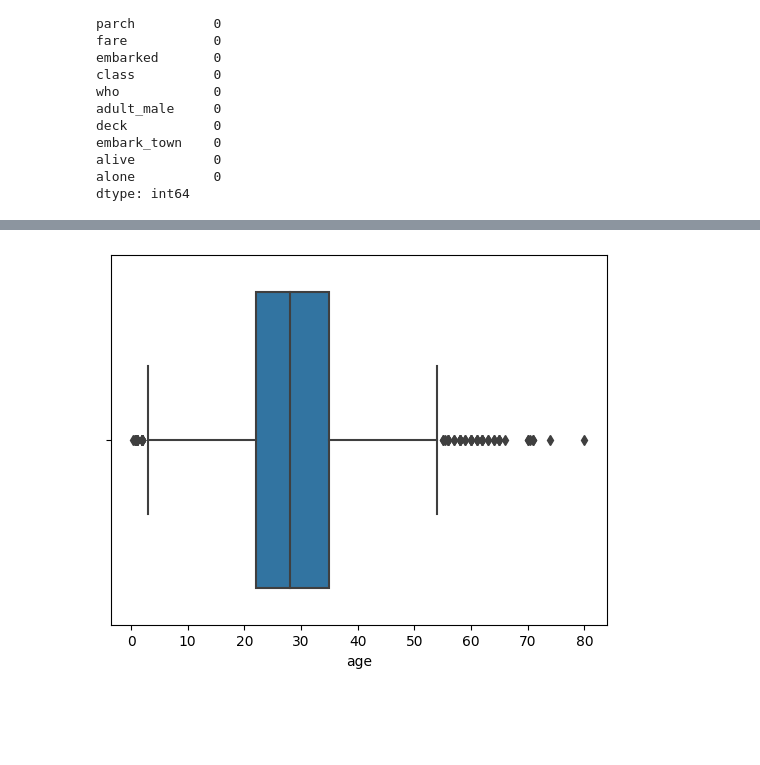
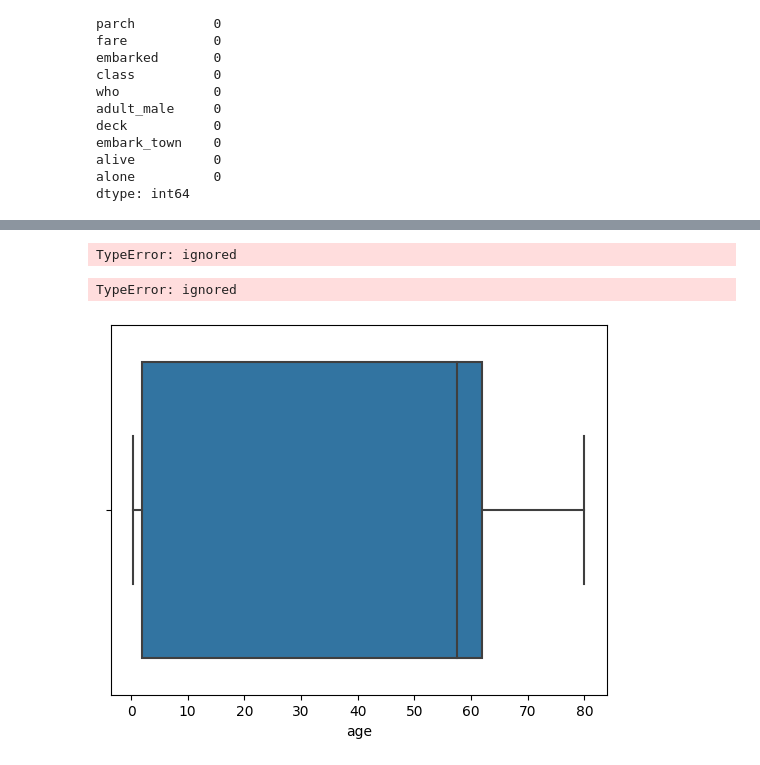
Before and after one commit to vanyagoncharov/CourseMLResourse, a Jupyter notebook: dz_20_titanic.ipynb, the cells around one changed output, grey strips where cells are left out. Drawn from its saved outputs; the diff is of its cells as text; code cells hidden in the pictures; blank space fills up the shorter version.

```diff
--- a/dz_20_titanic.ipynb
+++ b/dz_20_titanic.ipynb
@@ -167,3 +187,15 @@ plt.show()
+# %%
+# class: класс каюты, в которой находился пассажир
+sns.boxplot(x=data["class"])
+plt.show()
+# %% [output]
+TypeError: ignored
+# %%
+# embarked: порт, в котором пассажир сел на борт Титаника.
+sns.boxplot(x=data["embarked"])
+plt.show()
+# %% [output]
+TypeError: ignored
 # %%
 Q1 = data["age"].quantile(0.25)
 Q3 = data["age"].quantile(0.75)
@@ -172,7 +204,7 @@ lower_bound = Q1 - 1.5 * IQR
 upper_bound = Q3 + 1.5 * IQR
 outliers = data[(data["age"] < lower_bound) | (data["age"] > upper_bound)]
 # %%
-sns.boxplot(x=data["age"])
+sns.boxplot(x=outliers["age"])
 plt.show()
 # %% [output]
-[figure, old version]
+[figure, new version]
```
Also changed, not shown: parts of 4 cells of this notebook.
